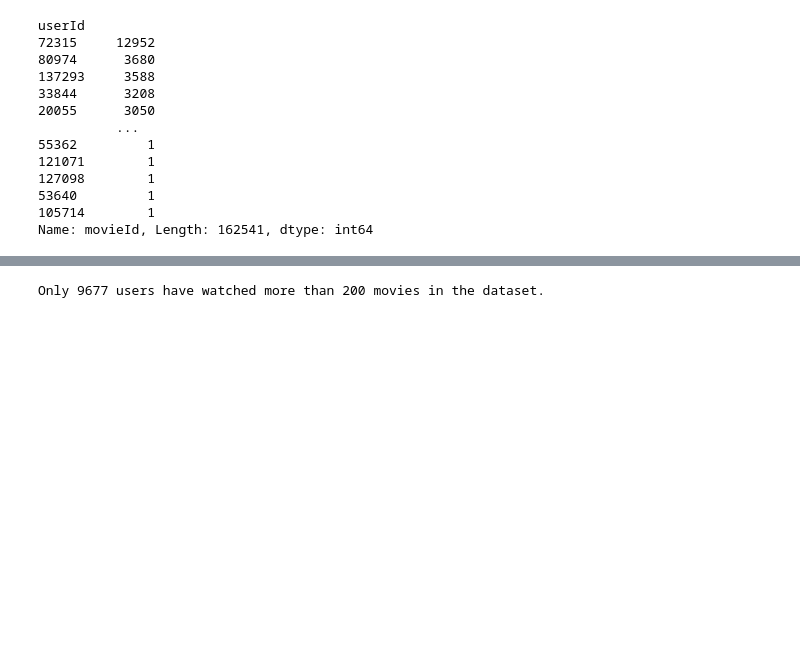
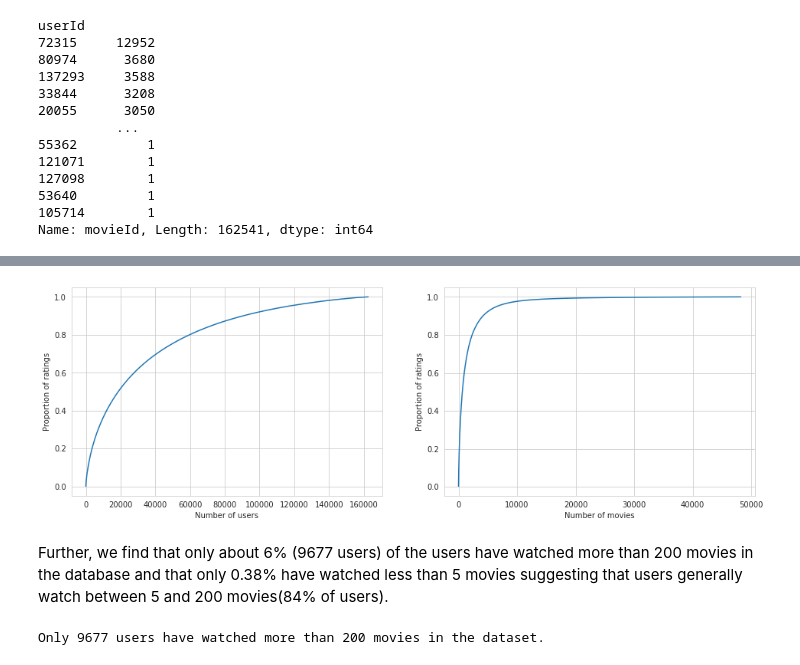
Before and after one commit to titusndondo/unsupervised-predict-streamlit-template, a Jupyter notebook: predict_deliverables/EDA.ipynb, the cells around one changed output, grey strips where cells are left out. Cells and saved outputs as stored; diff of their text form; code cells hidden in the pictures; blank space fills up the shorter version.

```diff
--- a/predict_deliverables/EDA.ipynb
+++ b/predict_deliverables/EDA.ipynb
@@ -238,3 +260,19 @@ Name: movieId, Length: 162541, dtype: int64
+# %%
+fig, axes = plt.subplots(1, 2, figsize = (16, 5))
+g = num_of_movies_watched.cumsum().div(len(train_data)).reset_index()['movieId'].plot(ax = axes[0])
+# g.set_title()
+g.set_xlabel('Number of users')
+g.set_ylabel('Proportion of ratings')
+
+g = num_of_users_per_movie.cumsum().div(len(train_data)).reset_index()['userId'].plot(ax = axes[1])
+# g.set_title()
+g.set_xlabel('Number of movies')
+g.set_ylabel('Proportion of ratings')
+plt.show()
+# %% [output]
+[figure, added]
+# %% [markdown]
+Further, we find that only about 6% (9677 users) of the users have watched more than 200 movies in the database and that only 0.38% have watched less than 5 movies suggesting that users generally watch between 5 and 200 movies(84% of users).
 # %%
 more_than_200 = num_of_movies_watched > 200
 userids_w_more_than_200 = num_of_movies_watched[more_than_200].index
```
Also changed, not shown: parts of 22 cells of this notebook.
